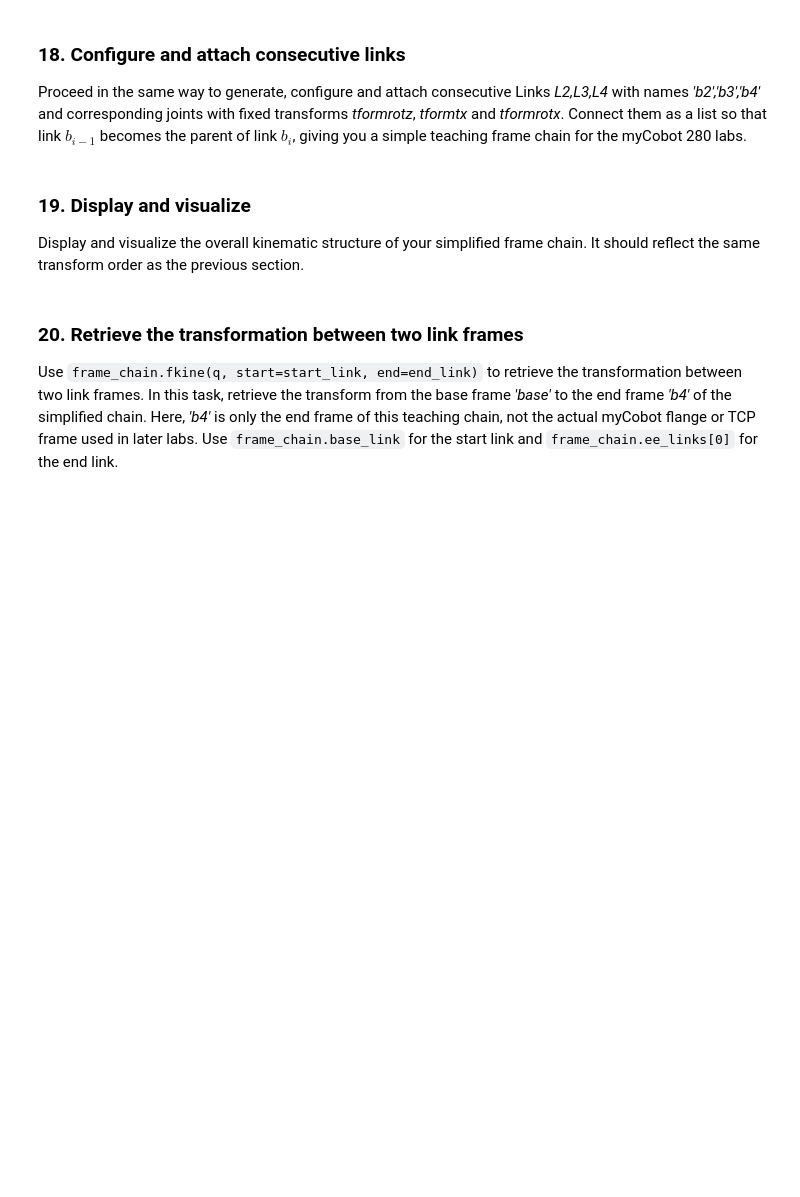
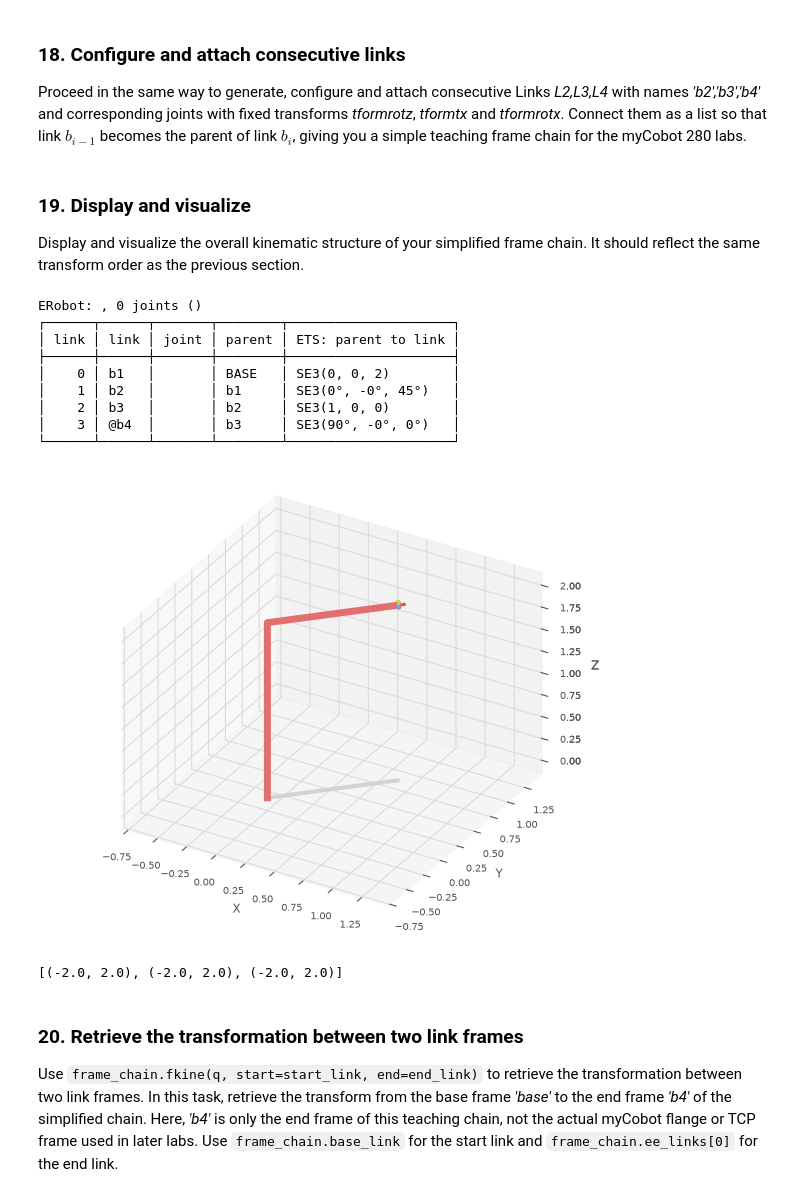
Before and after one commit to AnanthaPrajith/mycobot_ws, a Jupyter notebook: notebooks/01_SpatialTransformations.ipynb, the cells around one changed output. Drawn from its saved outputs; the diff is of its cells as text; code cells hidden in the pictures; blank space fills up the shorter version.

Commit message:
Complete robotics lab notebook exercises

```diff
--- a/notebooks/01_SpatialTransformations.ipynb
+++ b/notebooks/01_SpatialTransformations.ipynb
@@ -148,10 +218,10 @@ Define a homogeneous transform _tformrotz_ for the homogeneous transformation $\
 
 Spatialmath: use `SE3.Rz(...)` to create a homogeneous transform and convert it to an array if needed.
 # %%
-tformrotz = np.eye(...)
-tformrotz[:3,:3] = ...
+tformrotz = np.eye(4)
+tformrotz[:3,:3] = rotmz
 print(tformrotz)
 
 # alternative: spatialmath
-tformrotz = np.array(SE3.Rz(...))
+tformrotz = np.array(SE3.Rz(theta))
 print(tformrotz)
@@ -212,10 +305,10 @@ For this Python notebook, build the simplified frame chain directly in `robotics
 ### 13. Create a joint object
 Create a joint object _joint1_ with `ET.SE3(tform)`, assigning the translation along the z-axis _tformtz_ to the first fixed transform in your simplified frame chain. In roboticstoolbox, you first create the joint (fixed transform) and then wrap it in a Link object.
 # %%
-joint1 = ...
+joint1 = ET.SE3(tformtz)
 # %% [markdown]
 ### 14. Create a link object
 Create a Link object with `Link(joint,name='')`. Pass _joint1_ and _name='b1'_ as parameters.
 # %%
-L1 = ...
+L1 = Link(joint1, name='b1')
 print(L1)
@@ -240,25 +346,37 @@ frame_chain.plot(q)
 ### 18. Configure and attach consecutive links
 Proceed in the same way to generate, configure and attach consecutive Links _L2,L3,L4_ with names _'b2','b3','b4'_ and corresponding joints with fixed transforms _tformrotz_, _tformtx_ and _tformrotx_. Connect them as a list so that link $b_{i-1}$ becomes the parent of link $b_i$, giving you a simple teaching frame chain for the myCobot 280 labs.
 # %%
-joint2 = ...
-L2 = ...
+joint2 = ET.SE3(tformrotz)
+L2 = Link(joint2, name='b2', parent=L1)
 
-joint3 = ...
-L3 = ...
+joint3 = ET.SE3(tformtx)
+L3 = Link(joint3, name='b3', parent=L2)
 
-joint4 = ...
-L4 = ...
+joint4 = ET.SE3(tformrotx)
+L4 = Link(joint4, name='b4', parent=L3)
 
-link_chain = ...
-frame_chain = rtb.Robot(...)
+link_chain = [L1, L2, L3, L4]
+frame_chain = rtb.Robot(link_chain)
 # %% [markdown]
 ### 19. Display and visualize
 Display and visualize the overall kinematic structure of your simplified frame chain. It should reflect the same transform order as the previous section.
 # %%
 print(frame_chain)
 q = np.ndarray((1,0))
-frame_chain_fig =...
+frame_chain_fig =frame_chain.plot(q)
 frame_chain_fig.ax.set(xlim=(-2, 2), ylim=(-2, 2),zlim=(-2,2))
+# %% [output]
+ERobot: , 0 joints ()
+┌──────┬──────┬───────┬────────┬─────────────────────┐
+│ link │ link │ joint │ parent │ ETS: parent to link │
+├──────┼──────┼───────┼────────┼─────────────────────┤
+│    0 │ b1   │       │ BASE   │ SE3(0, 0, 2)        │
+│    1 │ b2   │       │ b1     │ SE3(0°, -0°, 45°)   │
+│    2 │ b3   │       │ b2     │ SE3(1, 0, 0)        │
+│    3 │ @b4  │       │ b3     │ SE3(90°, -0°, 0°)   │
+└──────┴──────┴───────┴────────┴─────────────────────┘
+[figure, added]
+[(-2.0, 2.0), (-2.0, 2.0), (-2.0, 2.0)]
 # %% [markdown]
 ### 20. Retrieve the transformation between two link frames
 Use `frame_chain.fkine(q, start=start_link, end=end_link)` to retrieve the transformation between two link frames. In this task, retrieve the transform from the base frame _'base'_ to the end frame _'b4'_ of the simplified chain. Here, _'b4'_ is only the end frame of this teaching chain, not the actual myCobot flange or TCP frame used in later labs. Use `frame_chain.base_link` for the start link and `frame_chain.ee_links[0]` for the end link.
```
Also changed, not shown: parts of 38 cells of this notebook, 8 other files.
